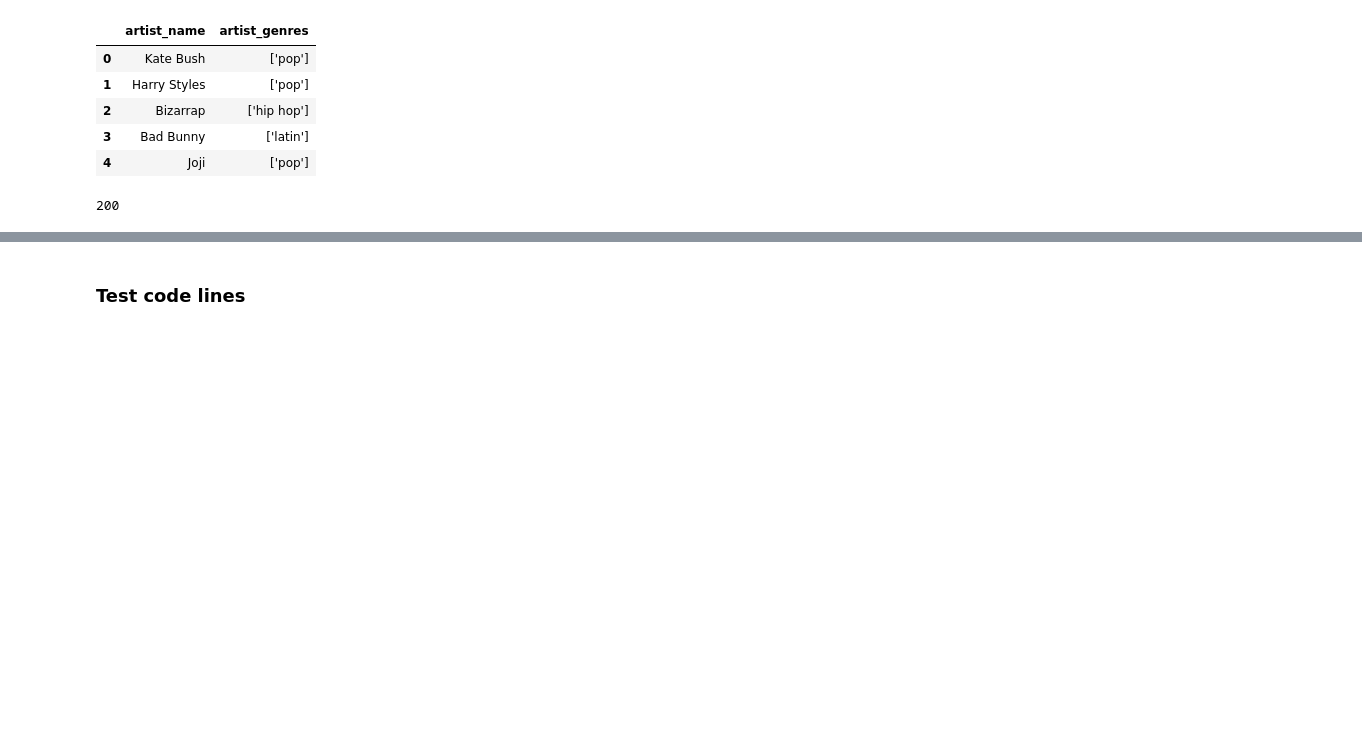
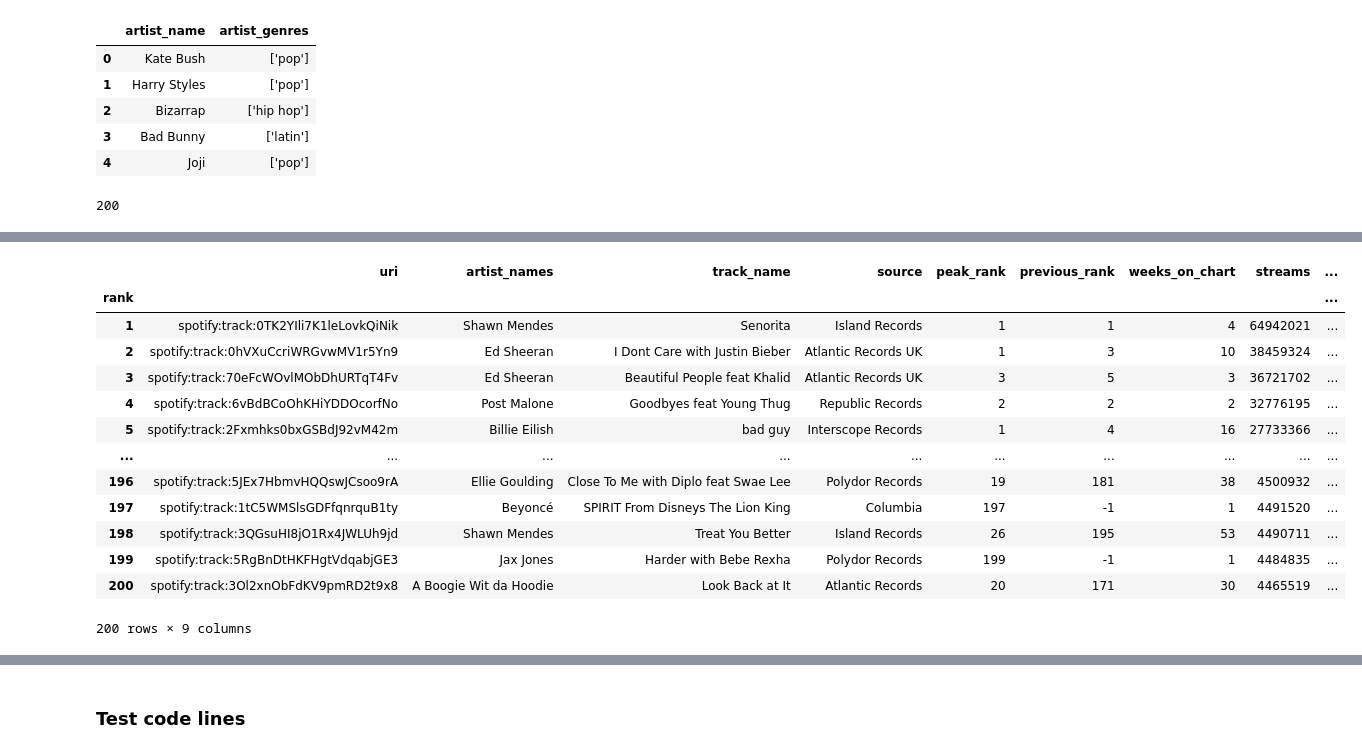
Before and after one commit to Azykan/Final-Project, a Jupyter notebook: source_code.ipynb, the cells around one changed output, grey strips where cells are left out. Drawn from its saved outputs; the diff is of its cells as text; code cells hidden in the pictures; blank space fills up the shorter version.

```diff
--- a/source_code.ipynb
+++ b/source_code.ipynb
@@ -362,0 +700,7 @@ artist_df.to_sql('artist_genres', con = engine, schema="public", if_exists="repl
+# %%
+spotify_file = 'C:\\Users\\Blaine\\Documents\\College\\Bootcamp\\20) Final-Project\\Resources\\regional-global-weekly-2019-07-18.csv'
+spotify_metadata = pd.read_csv(spotify_file, low_memory=False)
+# %%
+# Data is already clean
+spotify_df = pd.DataFrame(spotify_metadata)
+spotify_df.head()
@@ -362,0 +714,19 @@ artist_df.to_sql('artist_genres', con = engine, schema="public", if_exists="repl
+# %%
+# Setting the index
+sp_df = spotify_df.set_index('rank')
+sp_df
+# %% [output]
+|  | uri | artist_names | track_name | source | peak_rank | previous_rank | weeks_on_chart | streams | ... |
+| rank |  |  |  |  |  |  |  |  | ... |
+| 1 | spotify:track:0TK2YIli7K1leLovkQiNik | Shawn Mendes | Senorita | Island Records | 1 | 1 | 4 | 64942021 | ... |
+| 2 | spotify:track:0hVXuCcriWRGvwMV1r5Yn9 | Ed Sheeran | I Dont Care with Justin Bieber | Atlantic Records UK | 1 | 3 | 10 | 38459324 | ... |
+| 3 | spotify:track:70eFcWOvlMObDhURTqT4Fv | Ed Sheeran | Beautiful People feat Khalid | Atlantic Records UK | 3 | 5 | 3 | 36721702 | ... |
+| 4 | spotify:track:6vBdBCoOhKHiYDDOcorfNo | Post Malone | Goodbyes feat Young Thug | Republic Records | 2 | 2 | 2 | 32776195 | ... |
+| 5 | spotify:track:2Fxmhks0bxGSBdJ92vM42m | Billie Eilish | bad guy | Interscope Records | 1 | 4 | 16 | 27733366 | ... |
+| ... | ... | ... | ... | ... | ... | ... | ... | ... | ... |
+| 196 | spotify:track:5JEx7HbmvHQQswJCsoo9rA | Ellie Goulding | Close To Me with Diplo feat Swae Lee | Polydor Records | 19 | 181 | 38 | 4500932 | ... |
+| 197 | spotify:track:1tC5WMSlsGDFfqnrquB1ty | Beyoncé | SPIRIT From Disneys The Lion King | Columbia | 197 | -1 | 1 | 4491520 | ... |
+| 198 | spotify:track:3QGsuHI8jO1Rx4JWLUh9jd | Shawn Mendes | Treat You Better | Island Records | 26 | 195 | 53 | 4490711 | ... |
+| 199 | spotify:track:5RgBnDtHKFHgtVdqabjGE3 | Jax Jones | Harder with Bebe Rexha | Polydor Records | 199 | -1 | 1 | 4484835 | ... |
+| 200 | spotify:track:3Ol2xnObFdKV9pmRD2t9x8 | A Boogie Wit da Hoodie | Look Back at It | Atlantic Records | 20 | 171 | 30 | 4465519 | ... |
+200 rows × 9 columns
```
Also changed, not shown: parts of 53 cells of this notebook, 3 other files.
